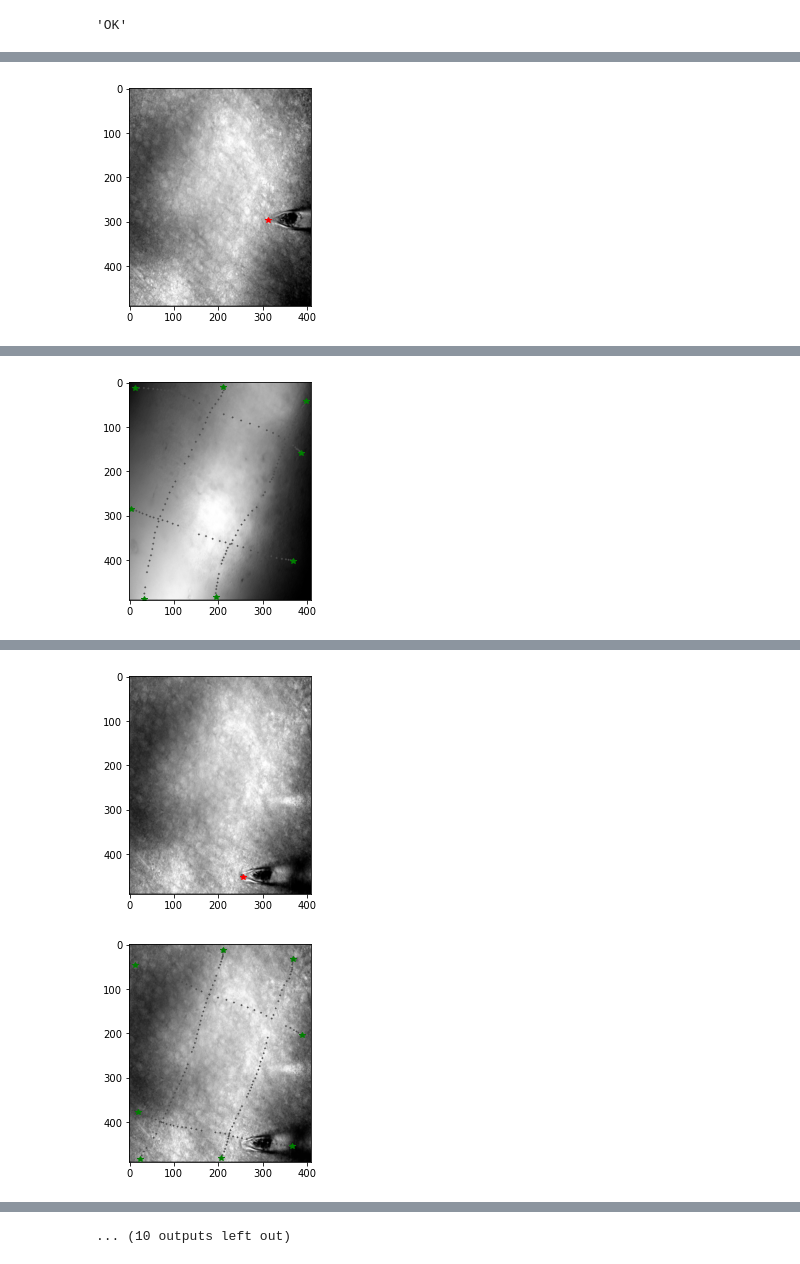
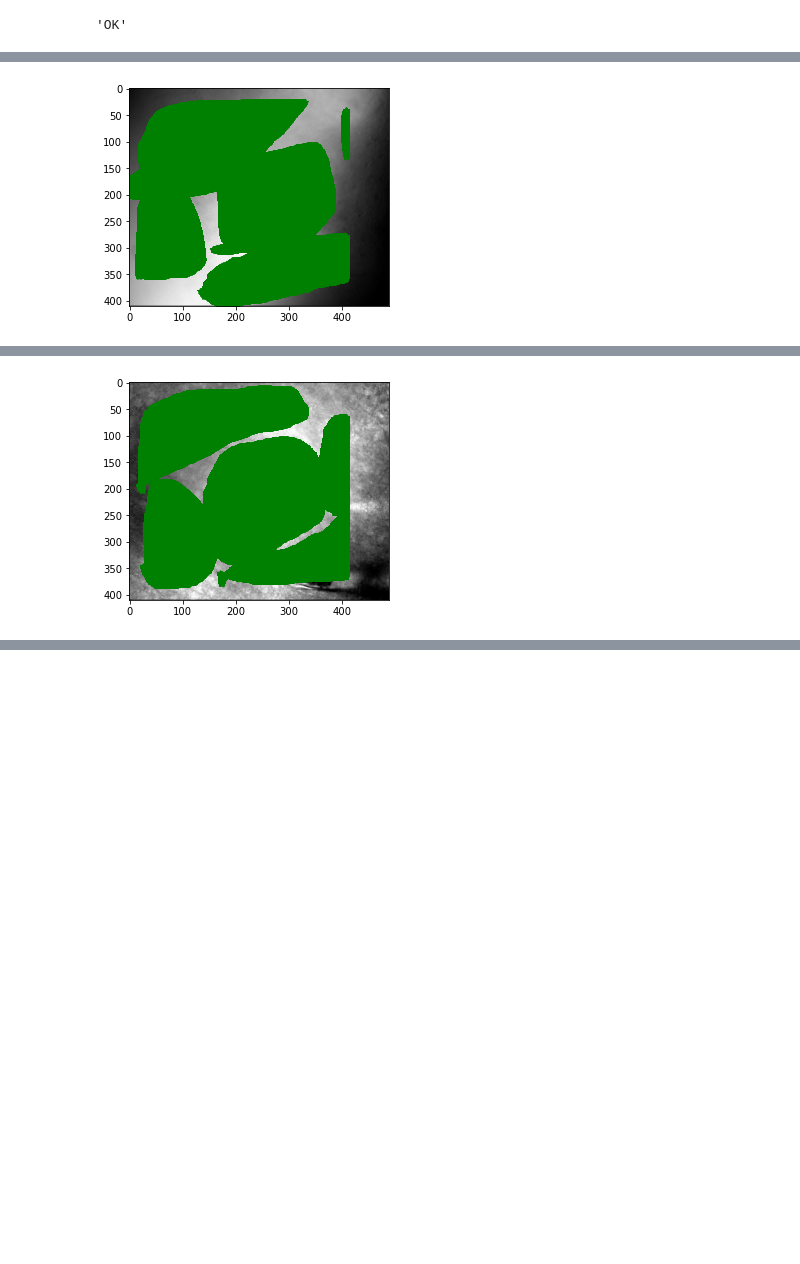
Before and after one commit to john-judge/TSM-to-ZDA, a Jupyter notebook: ResponseDensity.ipynb, the cells around one changed output, grey strips where cells are left out. Saved outputs shown, nothing was run; the diff lists cells and outputs as text; code cells hidden in the pictures; blank space fills up the shorter version.

Commit message:
created roi draw module

```diff
--- a/ResponseDensity.ipynb
+++ b/ResponseDensity.ipynb
@@ -77,70 +78,10 @@ pa.alert("Please disable trace overlay and maximize PhotoZ before continuing.")
 # %% [output]
 'OK'
 # %%
-snr_dict = {}
-
-for subdir, dirs, files in os.walk(data_dir):
-    if 'notUsable' in subdir:
-        continue
-    if 'mm_hidden' in subdir:
-        continue
-    if 'converted_zda' in subdir:
-        continue
-
-    for zda_file in files:
-        if not zda_file.endswith('.zda'):
-            continue
-
-        rec_id = zda_file.split('.')[0]
-        print(rec_id)
-        # movie dir
-        movie_dir = subdir + "/responseArea" + rec_id + "/"
-
-        slic, loc, rec = [int(x) for x in rec_id.split("_")]
-        print(slic, loc, rec)
-        try:
-            os.makedirs(movie_dir)
-        except Exception as e:
-            pass
-
-        if not disable_photoZ_interact:
-            aPhz = AutoPhotoZ(data_dir=subdir)
-
-
-            need_to_open_zda = False
-            for frame in range(start_frame, start_frame + movie_length):
-                f = aPhz.pad_zeros(slic) + "_" + aPhz.pad_zeros(loc) + "_" + aPhz.pad_zeros(rec) + ".dat"
-                f = subdir + "/SNR_" + rec_id + "_frame" + str(frame)+"_" + f
-                if not os.path.exists(f):
-                    need_to_open_zda = True
-
-            need_to_open_zda = (need_to_open_zda or replace_existing_frame_dats)
-            if need_to_open_zda:
-                # open the PhotoZ file
-                aPhz.select_PhotoZ()
-
-                print("\n\nOpening", zda_file)
-                aPhz.open_zda_file(subdir + "/" + zda_file)
-
-                # set measure window width to 1
-                aPhz.set_measure_window(None, 1)
-            for frame in range(start_frame, start_frame + movie_length):
-                f = aPhz.pad_zeros(slic) + "_" + aPhz.pad_zeros(loc) + "_" + aPhz.pad_zeros(rec) + ".dat"
-                f = subdir + "/SNR_" + rec_id + "_frame" + str(frame)+"_" + f
-                if not os.path.exists(f):
-                    aPhz.set_measure_window(frame, None)
-                    aPhz.select_array_tab()
-                snr_filename = AutoDAT(datadir=subdir,
-                        file_prefix="SNR_" + rec_id + "_frame" + str(frame)+"_").save_background(slic,
-                                                                                                 loc,
-                                                                                                 rec,
-                                                                                                 overwrite_existing=replace_existing_frame_dats)
-                if subdir not in snr_dict:
-                    snr_dict[subdir] = {}
-                if rec_id not in snr_dict[subdir]:
-                    snr_dict[subdir][rec_id] = {}
-                if frame not in snr_dict[subdir][rec_id]:
-                    snr_dict[subdir][rec_id][frame] = { 'filename': snr_filename }
+img_draw_roi = ImageDrawToROI(data_dir)
+roi_filename_prefixes = ['layer23_roi', 'layer5_roi', 'layer4_roi_0', 'layer4_roi_1', 'layer4_roi_2']
+which_image_to_annotate = ['f', 'f', 'f', 'f', 'f']
+img_draw_roi.draw_ROI(roi_filename_prefixes, which_image_to_annotate)
 # %% [output]
 02_01_01
 2 1
@@ -149 +103 @@ Number of shapes drawn: 4
-[figure, old version]
+[figure, new version]
@@ -150 +121 @@ Number of shapes drawn: 4
-[figure, old version]
+[figure, new version]
@@ -161,2 +121,0 @@ Number of shapes drawn: 4
-[figure, removed]
-[figure, removed]
@@ -185 +124,0 @@ Number of shapes drawn: 4
-... (10 outputs left out)
```
Also changed, not shown: parts of 4 cells of this notebook, 3 other files.
